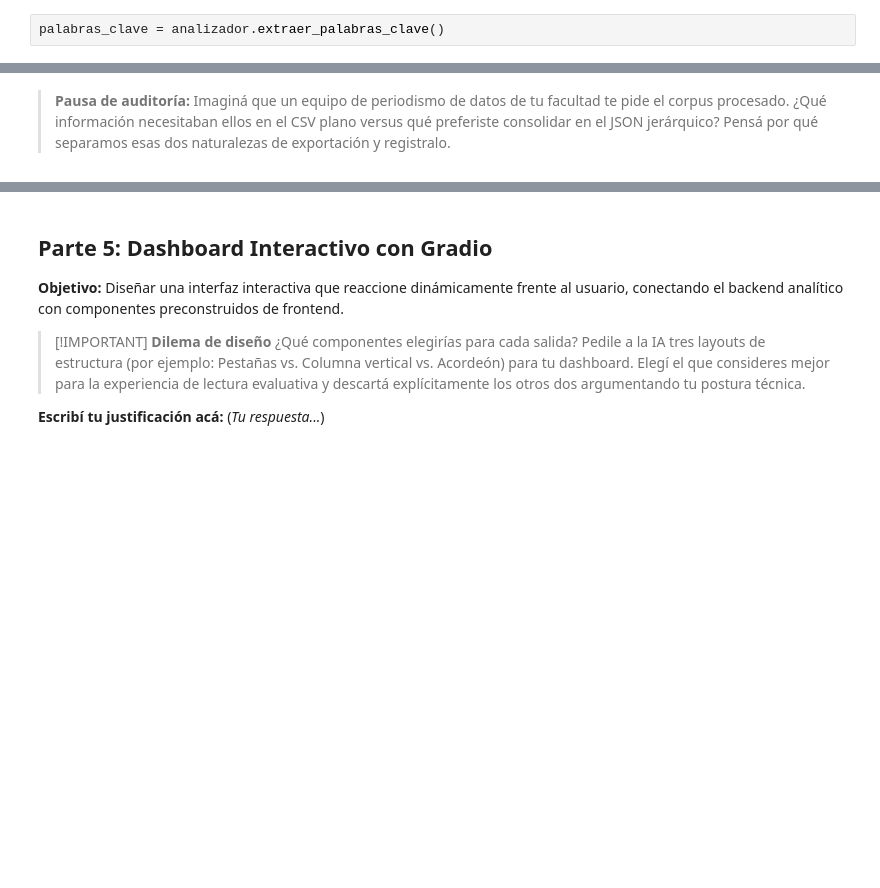
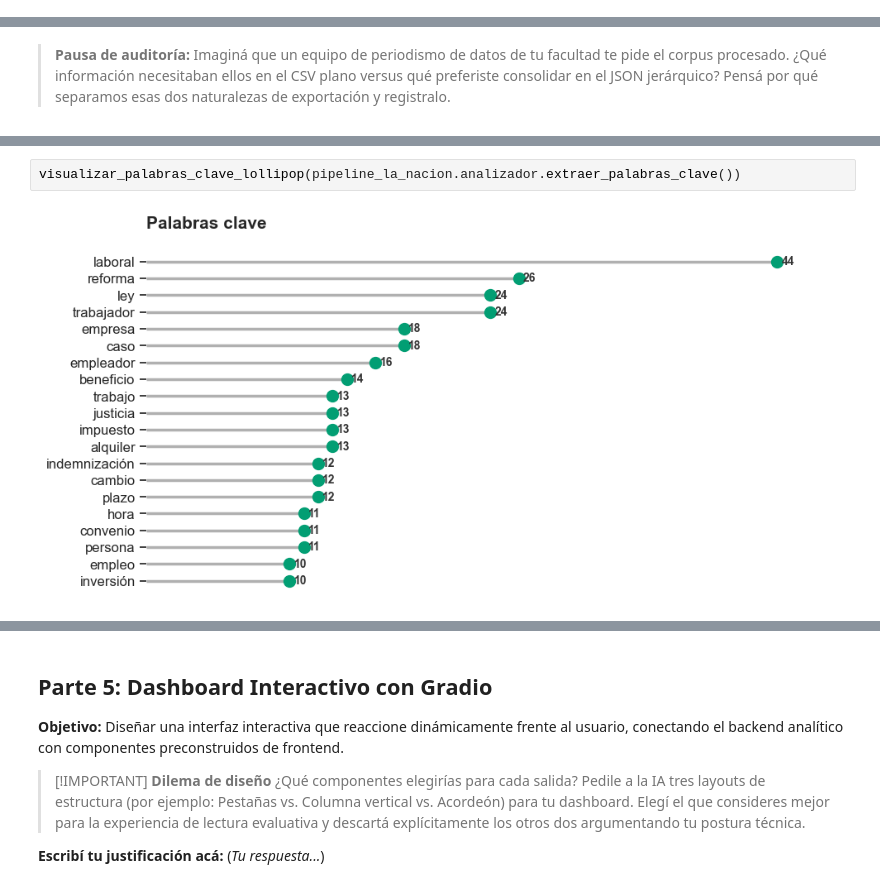
Before and after one commit to Sabri-Nang/sanches-sabrina-pln-1c-2026, a Jupyter notebook: TPI_1/TPI_1_Adquisicion_y_Analisis_Linguistico_resolucion.ipynb, the cells around one changed output, grey strips where cells are left out. Drawn from its saved outputs; the diff is of its cells as text; blank space fills up the shorter version.

```diff
--- a/TPI_1/TPI_1_Adquisicion_y_Analisis_Linguistico_resolucion.ipynb
+++ b/TPI_1/TPI_1_Adquisicion_y_Analisis_Linguistico_resolucion.ipynb
@@ -860,2 +735,0 @@ spacy.tokens.doc.Doc
-# %%
-palabras_clave = analizador.extraer_palabras_clave()
@@ -1169,0 +1416,4 @@ Estadísticas exportadas a: json\estadisticas.json
+# %%
+visualizar_palabras_clave_lollipop(pipeline_la_nacion.analizador.extraer_palabras_clave())
+# %% [output]
+[figure, added]
```
Also changed, not shown: parts of 41 cells of this notebook.
